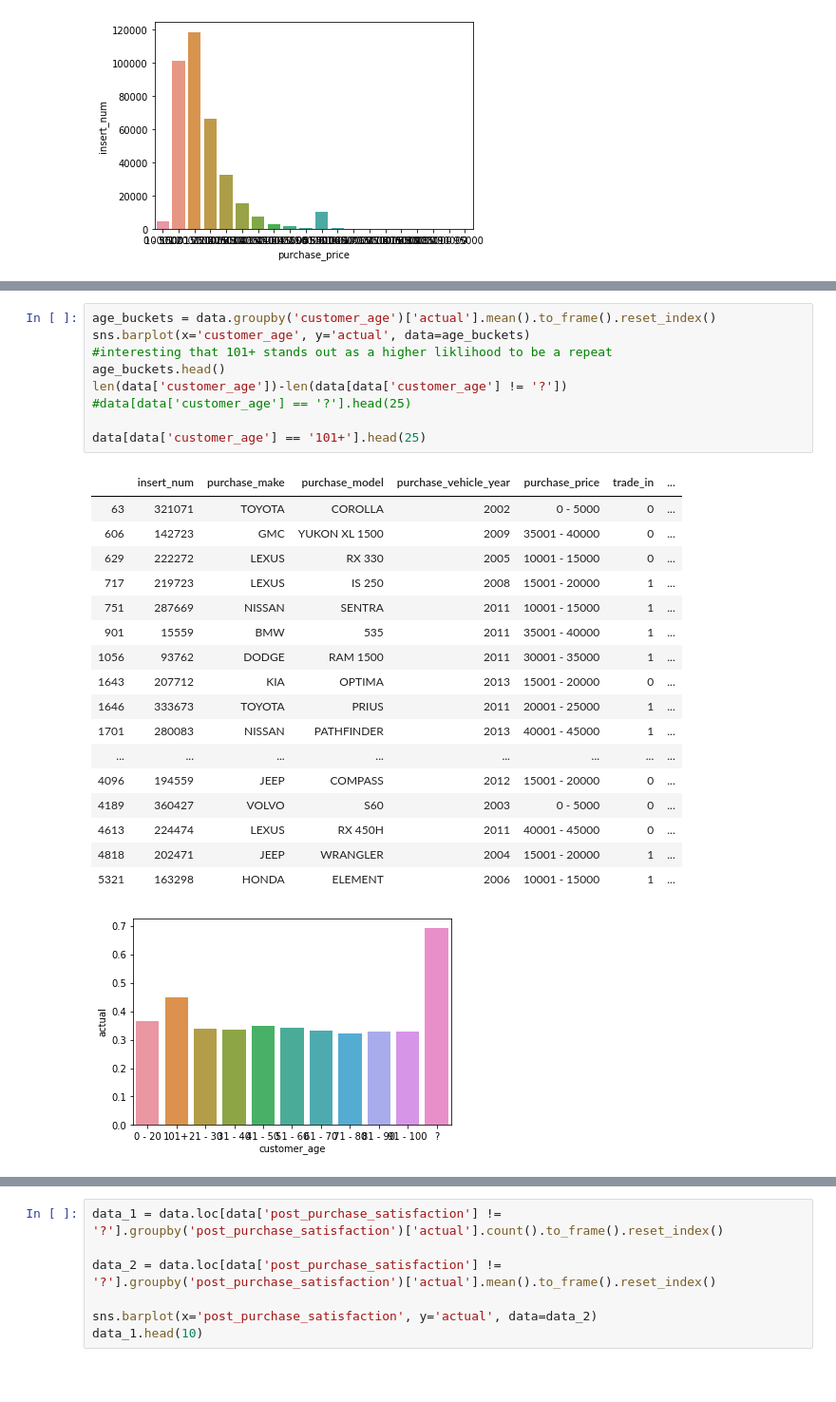
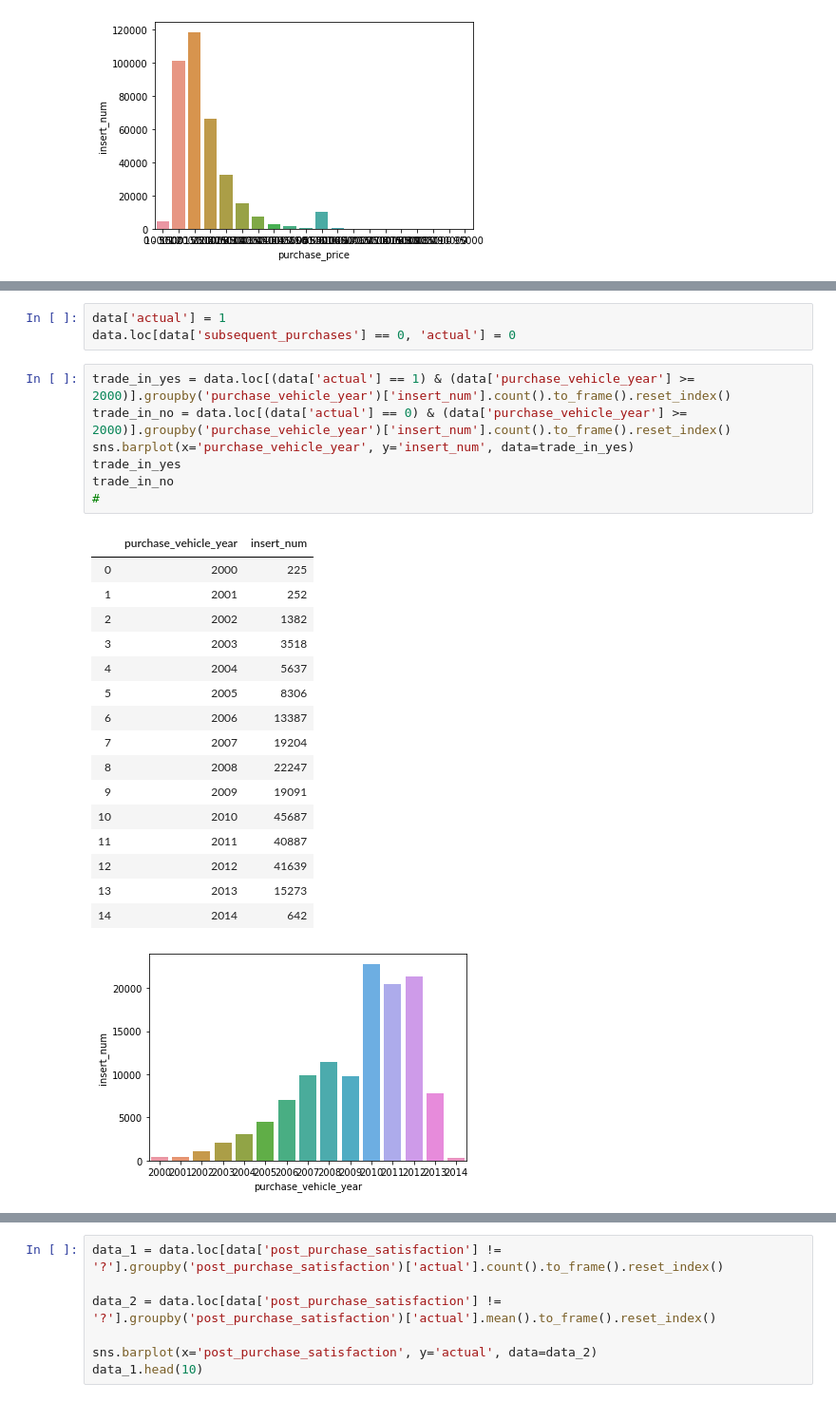
Before and after one commit to Natedogg373/CarMax_Analytics, a Jupyter notebook: EDA.ipynb, the cells around one changed output, grey strips where cells are left out. Shown at 95% size. Cells and saved outputs as stored; diff of their text form; blank space fills up the shorter version.

```diff
--- a/EDA.ipynb
+++ b/EDA.ipynb
@@ -175,28 +127,28 @@ sns.barplot(x='customer_age', y='actual', data=age_counts)
-# %%
-age_buckets = data.groupby('customer_age')['actual'].mean().to_frame().reset_index()
-sns.barplot(x='customer_age', y='actual', data=age_buckets)
-#interesting that 101+ stands out as a higher liklihood to be a repeat
-age_buckets.head()
-len(data['customer_age'])-len(data[data['customer_age'] != '?'])
-#data[data['customer_age'] == '?'].head(25)
-
-data[data['customer_age'] == '101+'].head(25)
-# %% [output]
-|  | insert_num | purchase_make | purchase_model | purchase_vehicle_year | purchase_price | trade_in | ... |
-| 63 | 321071 | TOYOTA | COROLLA | 2002 | 0 - 5000 | 0 | ... |
-| 606 | 142723 | GMC | YUKON XL 1500 | 2009 | 35001 - 40000 | 0 | ... |
-| 629 | 222272 | LEXUS | RX 330 | 2005 | 10001 - 15000 | 0 | ... |
-| 717 | 219723 | LEXUS | IS 250 | 2008 | 15001 - 20000 | 1 | ... |
-| 751 | 287669 | NISSAN | SENTRA | 2011 | 10001 - 15000 | 1 | ... |
-| 901 | 15559 | BMW | 535 | 2011 | 35001 - 40000 | 1 | ... |
-| 1056 | 93762 | DODGE | RAM 1500 | 2011 | 30001 - 35000 | 1 | ... |
-| 1643 | 207712 | KIA | OPTIMA | 2013 | 15001 - 20000 | 0 | ... |
-| 1646 | 333673 | TOYOTA | PRIUS | 2011 | 20001 - 25000 | 1 | ... |
-| 1701 | 280083 | NISSAN | PATHFINDER | 2013 | 40001 - 45000 | 1 | ... |
-| ... | ... | ... | ... | ... | ... | ... | ... |
-| 4096 | 194559 | JEEP | COMPASS | 2012 | 15001 - 20000 | 0 | ... |
-| 4189 | 360427 | VOLVO | S60 | 2003 | 0 - 5000 | 0 | ... |
-| 4613 | 224474 | LEXUS | RX 450H | 2011 | 40001 - 45000 | 0 | ... |
-| 4818 | 202471 | JEEP | WRANGLER | 2004 | 15001 - 20000 | 1 | ... |
-| 5321 | 163298 | HONDA | ELEMENT | 2006 | 10001 - 15000 | 1 | ... |
-[figure, removed]
+# %%
+data['actual'] = 1
+data.loc[data['subsequent_purchases'] == 0, 'actual'] = 0
+# %%
+trade_in_yes = data.loc[(data['actual'] == 1) & (data['purchase_vehicle_year'] >= 2000)].groupby('purchase_vehicle_year')['insert_num'].count().to_frame().reset_index()
+trade_in_no = data.loc[(data['actual'] == 0) & (data['purchase_vehicle_year'] >= 2000)].groupby('purchase_vehicle_year')['insert_num'].count().to_frame().reset_index()
+sns.barplot(x='purchase_vehicle_year', y='insert_num', data=trade_in_yes)
+trade_in_yes
+trade_in_no
+#
+# %% [output]
+|  | purchase_vehicle_year | insert_num |
+| 0 | 2000 | 225 |
+| 1 | 2001 | 252 |
+| 2 | 2002 | 1382 |
+| 3 | 2003 | 3518 |
+| 4 | 2004 | 5637 |
+| 5 | 2005 | 8306 |
+| 6 | 2006 | 13387 |
+| 7 | 2007 | 19204 |
+| 8 | 2008 | 22247 |
+| 9 | 2009 | 19091 |
+| 10 | 2010 | 45687 |
+| 11 | 2011 | 40887 |
+| 12 | 2012 | 41639 |
+| 13 | 2013 | 15273 |
+| 14 | 2014 | 642 |
+[figure, added]
```
Also changed, not shown: parts of 11 cells of this notebook.
